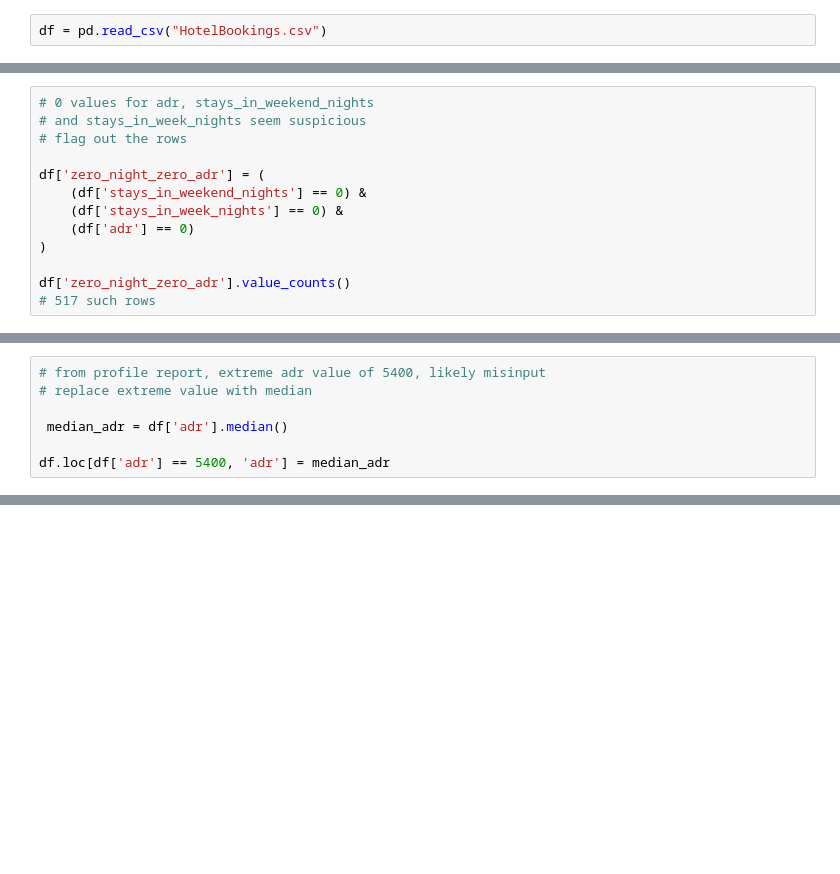
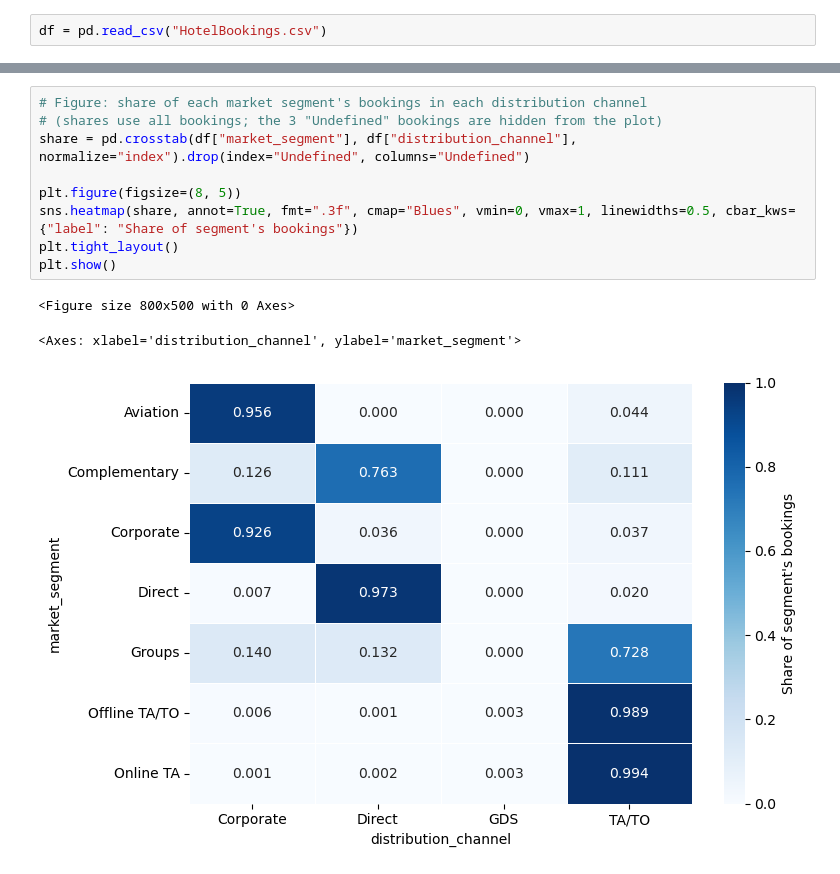
Before and after one commit to ErikS234/DSA312-Group-Project, a Jupyter notebook: Team Project.ipynb, the cells around one changed output, grey strips where cells are left out. Cells and saved outputs as stored; diff of their text form; blank space fills up the shorter version.

```diff
--- a/Team Project.ipynb
+++ b/Team Project.ipynb
@@ -48,13 +14,0 @@ pd.crosstab(df['is_canceled'], df['adr'].eq(0))
-# %%
-# 0 values for adr, stays_in_weekend_nights
-# and stays_in_week_nights seem suspicious
-# flag out the rows
-
-df['zero_night_zero_adr'] = (
-    (df['stays_in_weekend_nights'] == 0) &
-    (df['stays_in_week_nights'] == 0) &
-    (df['adr'] == 0)
-)
-
-df['zero_night_zero_adr'].value_counts()
-# 517 such rows
@@ -102,7 +14,0 @@ df.shape
-# %%
-# from profile report, extreme adr value of 5400, likely misinput
-# replace extreme value with median
-
- median_adr = df['adr'].median()
-
-df.loc[df['adr'] == 5400, 'adr'] = median_adr
@@ -159,0 +239,13 @@ profile.to_file("hotelbookings_profiling_report.html")
+# %%
+# Figure: share of each market segment's bookings in each distribution channel
+# (shares use all bookings; the 3 "Undefined" bookings are hidden from the plot)
+share = pd.crosstab(df["market_segment"], df["distribution_channel"], normalize="index").drop(index="Undefined", columns="Undefined")
+
+plt.figure(figsize=(8, 5))
+sns.heatmap(share, annot=True, fmt=".3f", cmap="Blues", vmin=0, vmax=1, linewidths=0.5, cbar_kws={"label": "Share of segment's bookings"})
+plt.tight_layout()
+plt.show()
+# %% [output]
+<Figure size 800x500 with 0 Axes>
+<Axes: xlabel='distribution_channel', ylabel='market_segment'>
+[figure, added]
```
Also changed, not shown: parts of 54 cells of this notebook.
